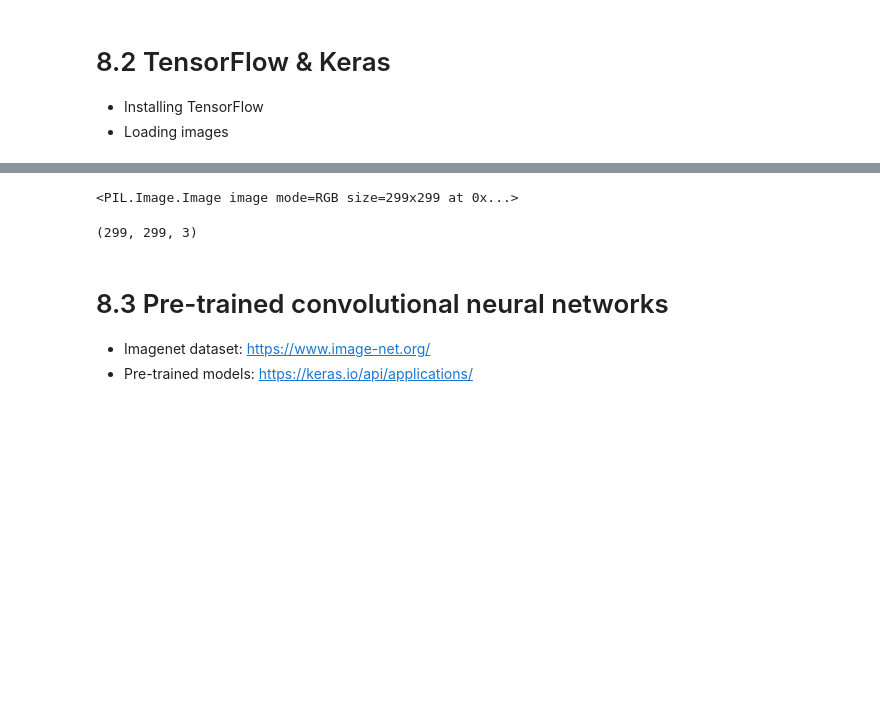
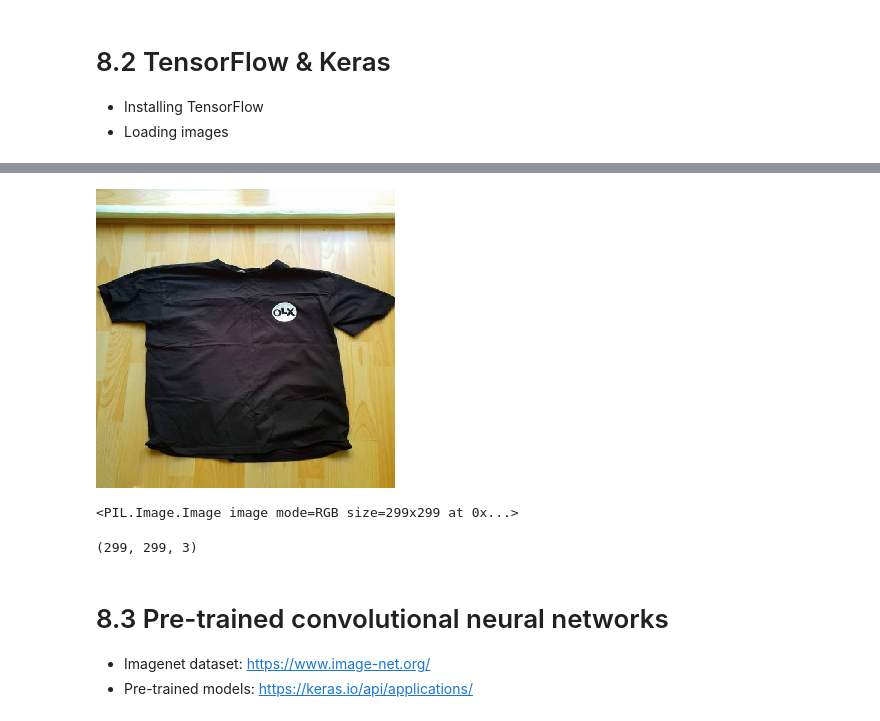
Before and after one commit to MarcioConstancio/ML_Zoomcamp_2025, a Jupyter notebook: Module08/Module08.ipynb, the cells around one changed output, grey strips where cells are left out. Drawn from its saved outputs; the diff is of its cells as text; code cells hidden in the pictures; blank space fills up the shorter version.

```diff
--- a/Module08/Module08.ipynb
+++ b/Module08/Module08.ipynb
@@ -41,19 +46,22 @@ from keras.preprocessing.image import load_img
 # %%
 path = "./clothing-dataset-small/train/t-shirt"
 name = "5f0a3fa0-6a3d-4b68-b213-72766a643de7.jpg"
 
-fullname = f"{path}/{name}"
-
-img = load_img(fullname, target_size=(299,299) )
-
-print(img)
+load_img(fullname, target_size=(299,299))
 # %% [output]
-<PIL.Image.Image image mode=RGB size=299x299 at 0x...>
+[figure, added]
 # %%
+fullname = f"{path}/{name}"
+
+img = load_img(fullname, target_size=(299,299))
+
+print(img)
+
 x = np.array(img)
 x.shape
 # %% [output]
-(299, 299, 3)
+<PIL.Image.Image image mode=RGB size=299x299 at 0x...>
+(299, 299, 3)
 # %% [markdown]
 # 8.3 Pre-trained convolutional neural networks
 
```
Also changed, not shown: parts of 11 cells of this notebook.
